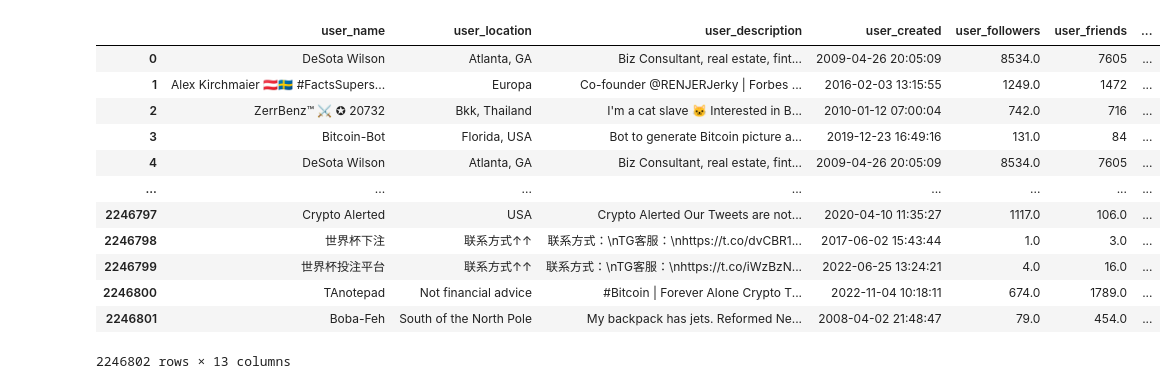
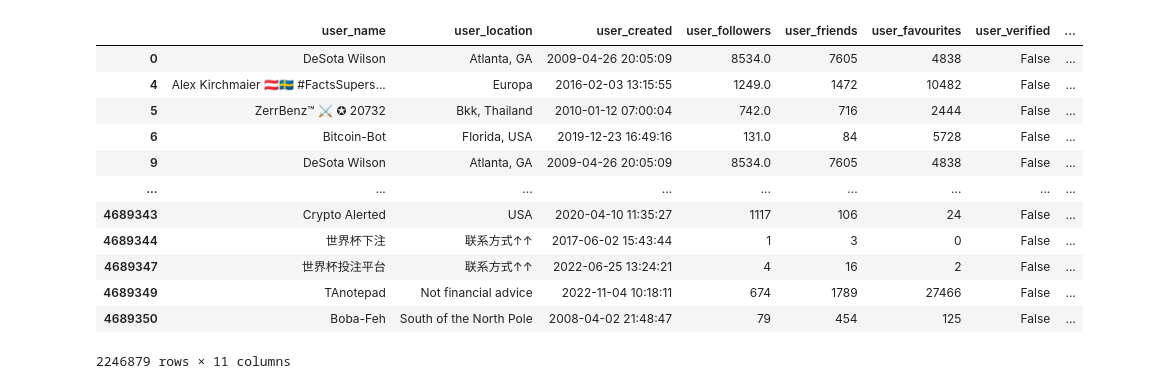
Before and after one commit to FGV-VIS-2025/tarefa-4-bitcoint-tweets, a Jupyter notebook: core/main.ipynb, the cells around one changed output. Saved outputs shown, nothing was run; the diff lists cells and outputs as text; code cells hidden in the pictures.

```diff
--- a/core/main.ipynb
+++ b/core/main.ipynb
@@ -1,24 +1,24 @@
 # %%
+import cudf
 import pandas as pd
-
-pd.set_option('display.max_columns', None)
+import re
 # %%
-df = pd.read_csv("Bitcoin_tweets.csv")
+df = cudf.read_csv("Bitcoin_tweets.csv")
 # %%
 df = df.dropna()
-df = df.reset_index(drop=True)
+df = df.drop(columns=["user_description", "is_retweet"])
 df
 # %% [output]
-|  | user_name | user_location | user_description | user_created | user_followers | user_friends | ... |
-| 0 | DeSota Wilson | Atlanta, GA | Biz Consultant, real estate, fint... | 2009-04-26 20:05:09 | 8534.0 | 7605 | ... |
-| 1 | Alex Kirchmaier 🇦🇹🇸🇪 #FactsSupers... | Europa | Co-founder @RENJERJerky | Forbes ... | 2016-02-03 13:15:55 | 1249.0 | 1472 | ... |
-| 2 | ZerrBenz™ ⚔ ✪ 20732 | Bkk, Thailand | I'm a cat slave 🐱 Interested in B... | 2010-01-12 07:00:04 | 742.0 | 716 | ... |
-| 3 | Bitcoin-Bot | Florida, USA | Bot to generate Bitcoin picture a... | 2019-12-23 16:49:16 | 131.0 | 84 | ... |
-| 4 | DeSota Wilson | Atlanta, GA | Biz Consultant, real estate, fint... | 2009-04-26 20:05:09 | 8534.0 | 7605 | ... |
-| ... | ... | ... | ... | ... | ... | ... | ... |
-| 2246797 | Crypto Alerted | USA | Crypto Alerted Our Tweets are not... | 2020-04-10 11:35:27 | 1117.0 | 106.0 | ... |
-| 2246798 | 世界杯下注 | 联系方式↑↑ | 联系方式：\nTG客服：\nhttps://t.co/dvCBR1... | 2017-06-02 15:43:44 | 1.0 | 3.0 | ... |
-| 2246799 | 世界杯投注平台 | 联系方式↑↑ | 联系方式：\nTG客服：\nhttps://t.co/iWzBzN... | 2022-06-25 13:24:21 | 4.0 | 16.0 | ... |
-| 2246800 | TAnotepad | Not financial advice | #Bitcoin | Forever Alone Crypto T... | 2022-11-04 10:18:11 | 674.0 | 1789.0 | ... |
-| 2246801 | Boba-Feh | South of the North Pole | My backpack has jets. Reformed Ne... | 2008-04-02 21:48:47 | 79.0 | 454.0 | ... |
+|  | user_name | user_location | user_created | user_followers | user_friends | user_favourites | user_verified | ... |
+| 0 | DeSota Wilson | Atlanta, GA | 2009-04-26 20:05:09 | 8534.0 | 7605 | 4838 | False | ... |
+| 4 | Alex Kirchmaier 🇦🇹🇸🇪 #FactsSupers... | Europa | 2016-02-03 13:15:55 | 1249.0 | 1472 | 10482 | False | ... |
+| 5 | ZerrBenz™ ⚔ ✪ 20732 | Bkk, Thailand | 2010-01-12 07:00:04 | 742.0 | 716 | 2444 | False | ... |
+| 6 | Bitcoin-Bot | Florida, USA | 2019-12-23 16:49:16 | 131.0 | 84 | 5728 | False | ... |
+| 9 | DeSota Wilson | Atlanta, GA | 2009-04-26 20:05:09 | 8534.0 | 7605 | 4838 | False | ... |
+| ... | ... | ... | ... | ... | ... | ... | ... | ... |
+| 4689343 | Crypto Alerted | USA | 2020-04-10 11:35:27 | 1117 | 106 | 24 | False | ... |
+| 4689344 | 世界杯下注 | 联系方式↑↑ | 2017-06-02 15:43:44 | 1 | 3 | 0 | False | ... |
+| 4689347 | 世界杯投注平台 | 联系方式↑↑ | 2022-06-25 13:24:21 | 4 | 16 | 2 | False | ... |
+| 4689349 | TAnotepad | Not financial advice | 2022-11-04 10:18:11 | 674 | 1789 | 27466 | False | ... |
+| 4689350 | Boba-Feh | South of the North Pole | 2008-04-02 21:48:47 | 79 | 454 | 125 | False | ... |
-2246802 rows × 13 columns
+2246879 rows × 11 columns
```
Also changed, not shown: parts of 12 cells of this notebook, 1 other file.
